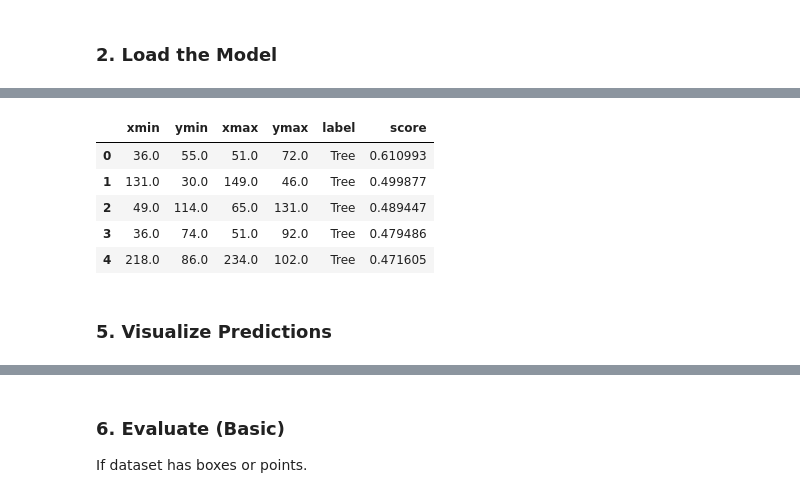
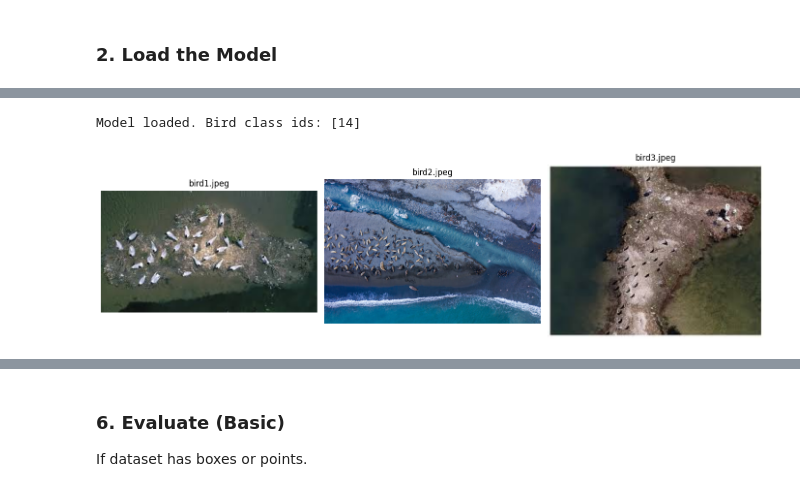
Before and after one commit to shraddha-r0/avian-ai-lab, a Jupyter notebook: projects/bird-detector-lab/notebooks/01_zero_shot_birddetector.ipynb, the cells around one changed output, grey strips where cells are left out. Cells and saved outputs as stored; diff of their text form; code cells hidden in the pictures.

Commit message:
updated code for YOLO pivot

```diff
--- a/projects/bird-detector-lab/notebooks/01_zero_shot_birddetector.ipynb
+++ b/projects/bird-detector-lab/notebooks/01_zero_shot_birddetector.ipynb
@@ -44,12 +48,0 @@ plt.axis("off")
-# %%
-predictions = model.predict_image(image=image)
-predictions.head()
-# %% [output]
-|  | xmin | ymin | xmax | ymax | label | score |
-| 0 | 36.0 | 55.0 | 51.0 | 72.0 | Tree | 0.610993 |
-| 1 | 131.0 | 30.0 | 149.0 | 46.0 | Tree | 0.499877 |
-| 2 | 49.0 | 114.0 | 65.0 | 131.0 | Tree | 0.489447 |
-| 3 | 36.0 | 74.0 | 51.0 | 92.0 | Tree | 0.479486 |
-| 4 | 218.0 | 86.0 | 234.0 | 102.0 | Tree | 0.471605 |
-# %% [markdown]
-### 5. Visualize Predictions
@@ -57,0 +49,51 @@ visualize.plot_predictions(image, predictions)
+# %%
+# Load YOLO-based general detector (COCO-pretrained)
+model = YOLO("yolov8x.pt")
+names = model.names  # dict: id -> class name
+bird_class_ids = [k for k, v in names.items() if v == "bird"]
+print(f"Model loaded. Bird class ids: {bird_class_ids}")
+# %% [output]
+Model loaded. Bird class ids: [14]
+# %%
+# Helpers
+from typing import List, Tuple
+
+def load_images(paths: List[Path]) -> List[np.ndarray]:
+    imgs = []
+    for p in paths:
+        if not p.exists():
+            print(f"Warning: missing file {p}")
+            imgs.append(None)
+            continue
+        img = cv2.imread(str(p))
+        img = cv2.cvtColor(img, cv2.COLOR_BGR2RGB)
+        imgs.append(img)
+    return imgs
+
+
+def draw_detections(img: np.ndarray, boxes: List[Tuple[int,int,int,int]], labels: List[str], scores: List[float]):
+    vis = img.copy()
+    for (x1, y1, x2, y2), cls, conf in zip(boxes, labels, scores):
+        color = (0, 255, 0)
+        cv2.rectangle(vis, (x1, y1), (x2, y2), color, 2)
+        cv2.putText(vis, f"{cls} {conf:.2f}", (x1, max(0, y1 - 6)), cv2.FONT_HERSHEY_SIMPLEX, 0.5, color, 1, cv2.LINE_AA)
+    return vis
+# %%
+# Define image paths and load
+base = Path("../data/sample_images")
+img_paths = [base / "bird1.jpeg", base / "bird2.jpeg", base / "bird3.jpeg"]
+imgs = load_images(img_paths)
+
+# Preview
+fig, axs = plt.subplots(1, 3, figsize=(14, 5))
+for i, (ax, im, p) in enumerate(zip(axs, imgs, img_paths)):
+    if im is None:
+        ax.set_title(f"Missing: {p.name}")
+        ax.axis("off")
+        continue
+    ax.imshow(im)
+    ax.set_title(p.name)
+    ax.axis("off")
+plt.tight_layout()
+# %% [output]
+[figure, added]
```
Also changed, not shown: parts of 13 cells of this notebook, 2 other files.
